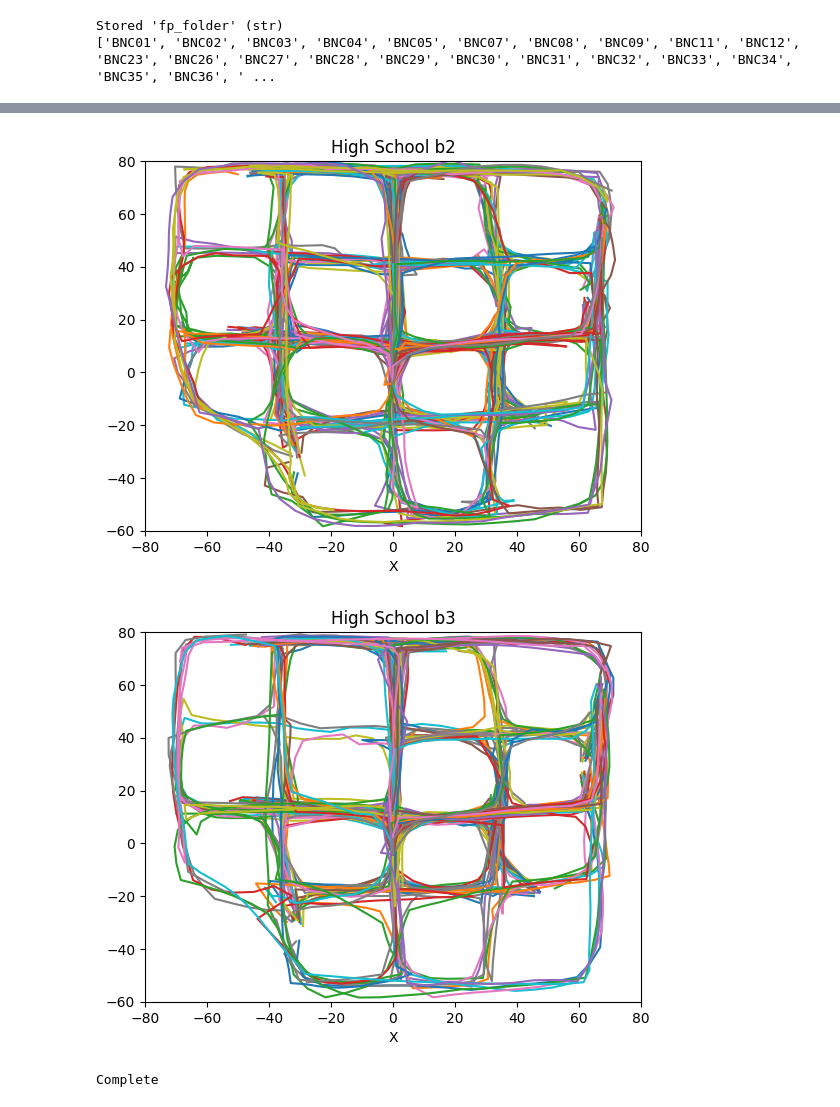
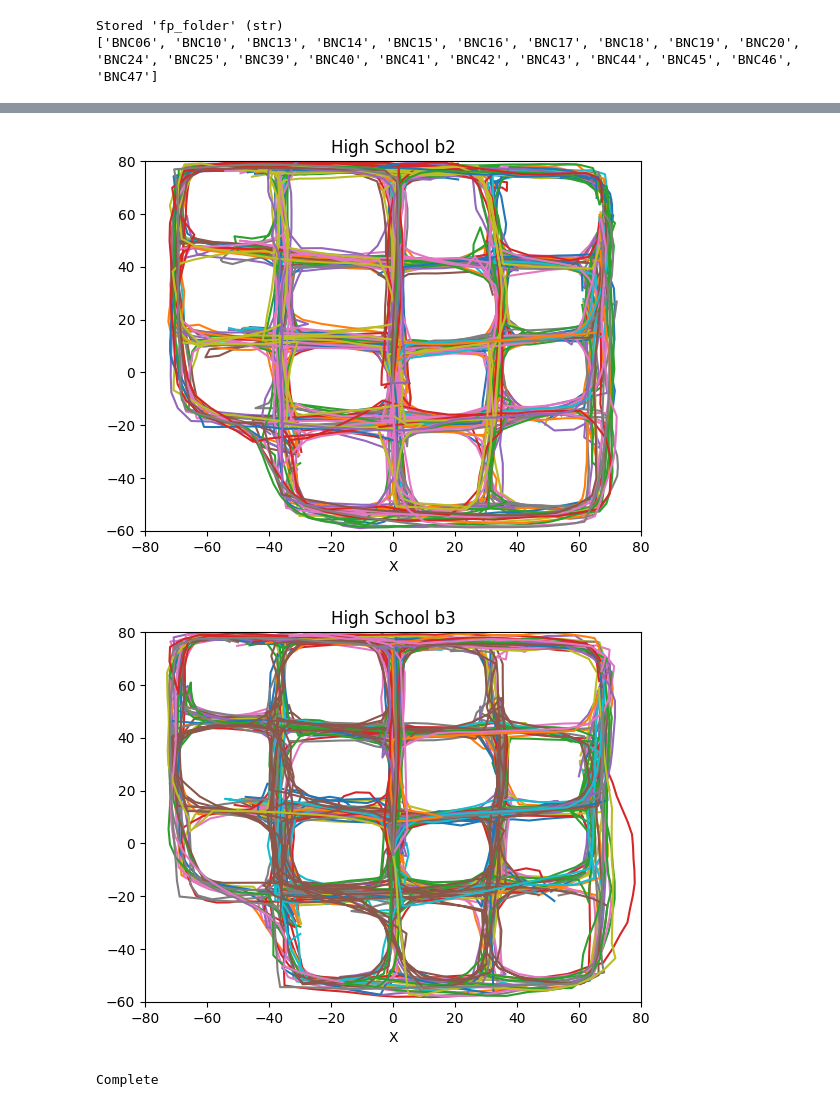
Before and after one commit to npresearchlab/cogmap-paper, a Jupyter notebook: data_analysis/0_runall.ipynb, the cells around one changed output, grey strips where cells are left out. Cells and saved outputs as stored; diff of their text form; code cells hidden in the pictures.

```diff
--- a/data_analysis/0_runall.ipynb
+++ b/data_analysis/0_runall.ipynb
@@ -3,7 +3,7 @@ from IPython import get_ipython
 get_ipython().magic('reset -sf')
 
 # CHANGE THE FILE PATHS BELOW FOR YOUR COMPUTER
-fp_folder = '/Users/yasminebassil/Desktop/Data/' # filepath to data
+fp_folder = '/Users/yasminebassil/Desktop/OA_Data/' # filepath to data
 fp_code = '/Users/yasminebassil/Documents/Emory/3_Research/Projects/CogMap_Paper/data_analysis/' # filepath to codes
 
 %store fp_folder
@@ -17,7 +17,7 @@ get_ipython().run_line_magic('run', fp_code + '5_graph_data.ipynb')
 print("Complete")
 # %% [output]
 Stored 'fp_folder' (str)
-['BNC01', 'BNC02', 'BNC03', 'BNC04', 'BNC05', 'BNC07', 'BNC08', 'BNC09', 'BNC11', 'BNC12', 'BNC23', 'BNC26', 'BNC27', 'BNC28', 'BNC29', 'BNC30', 'BNC31', 'BNC32', 'BNC33', 'BNC34', 'BNC35', 'BNC36', ' ...
+['BNC06', 'BNC10', 'BNC13', 'BNC14', 'BNC15', 'BNC16', 'BNC17', 'BNC18', 'BNC19', 'BNC20', 'BNC24', 'BNC25', 'BNC39', 'BNC40', 'BNC41', 'BNC42', 'BNC43', 'BNC44', 'BNC45', 'BNC46', 'BNC47']
 A value is trying to be set on a copy of a slice from a DataFrame.
 Try using .loc[row_indexer,col_indexer] = value instead
 
@@ -57,3 +57,3 @@ csv created
-[figure, old version]
+[figure, new version]
-[figure, old version]
+[figure, new version]
 Complete
```
Also changed, not shown: parts of 1 cell of this notebook, 15 other files.
